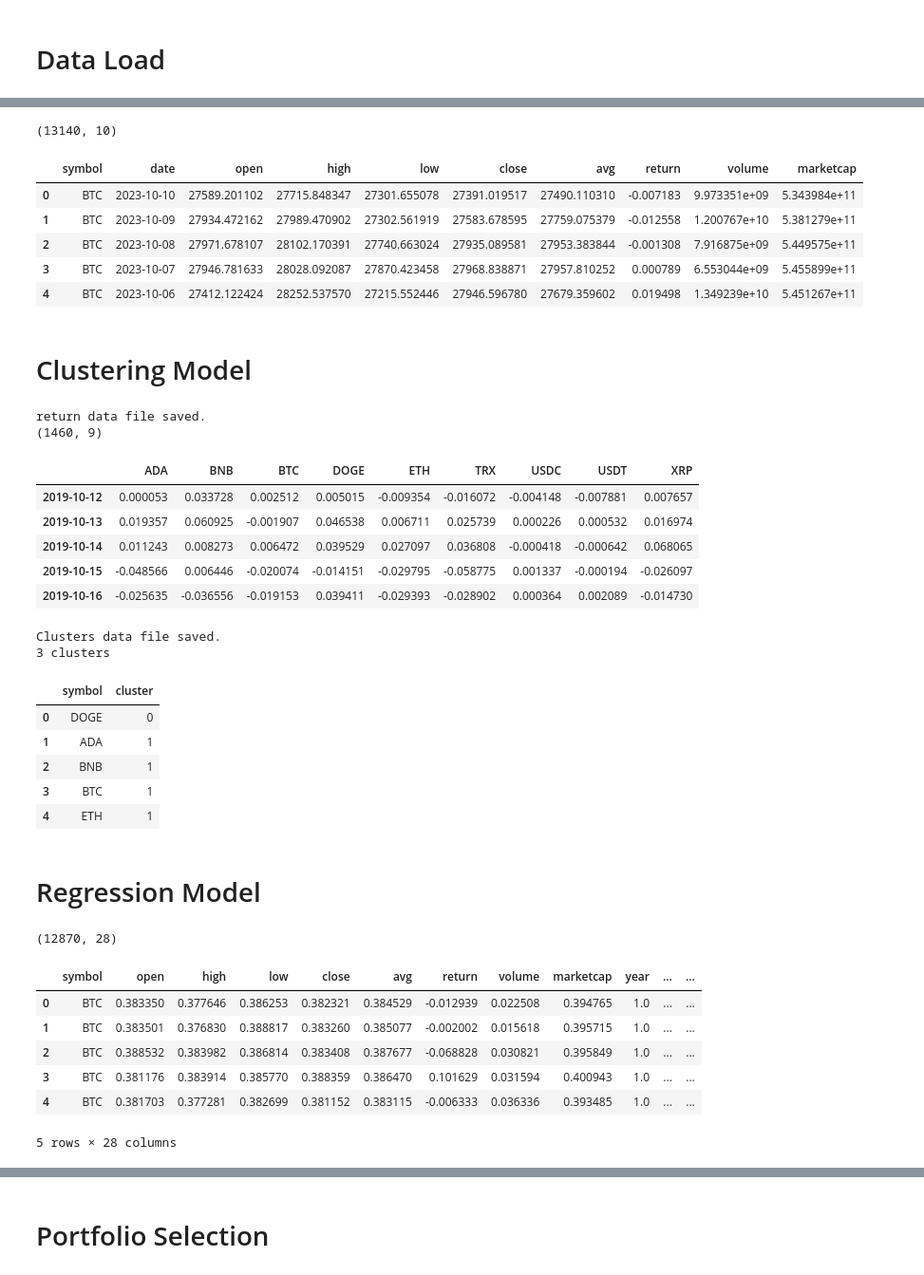
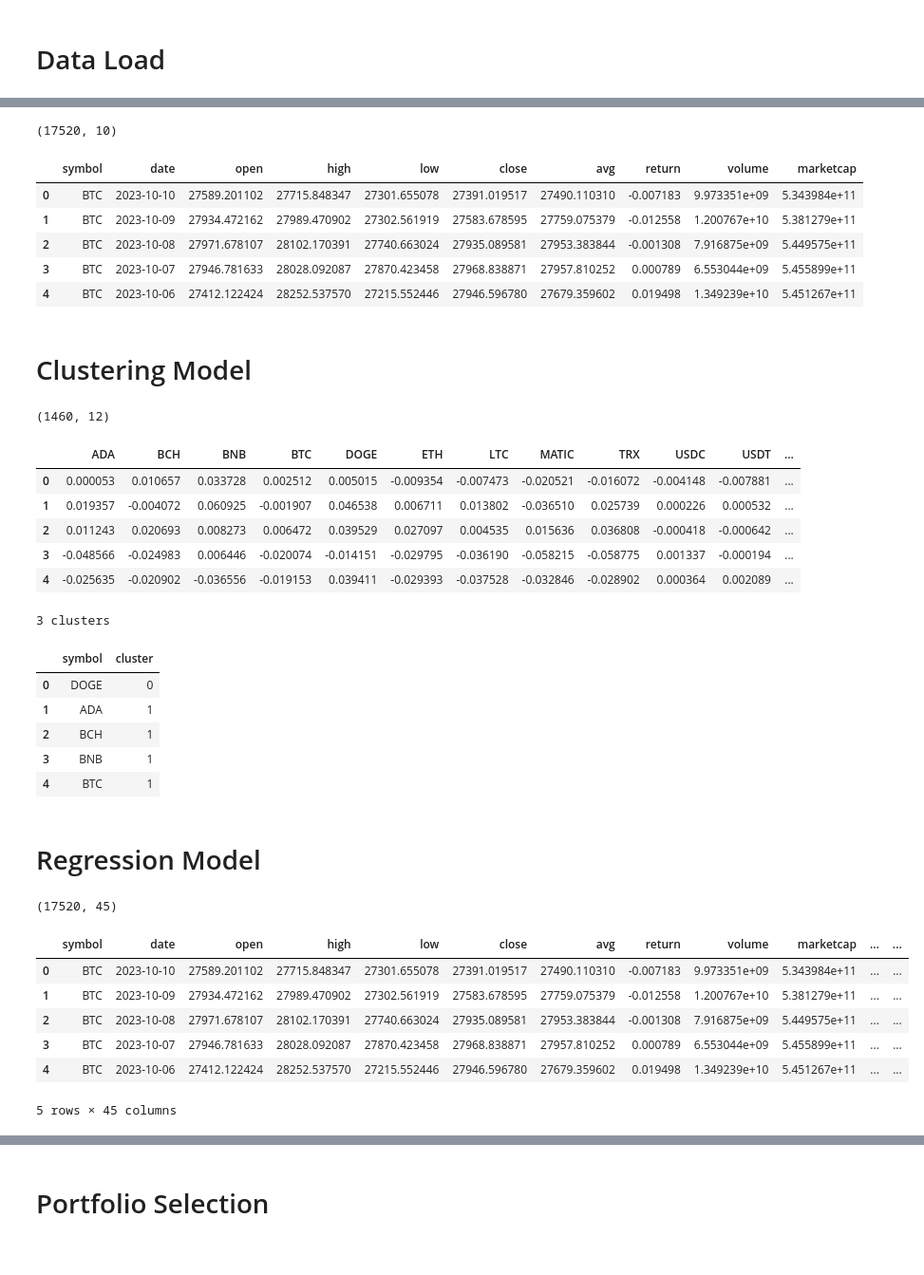
Before and after one commit to AleeRezaa/portfolio-selection-using-ml, a Jupyter notebook: model/main.ipynb, the cells around one changed output, grey strips where cells are left out. Shown at 95% size. Drawn from its saved outputs; the diff is of its cells as text; code cells hidden in the pictures.

Commit message:
adding prediction data

```diff
--- a/model/main.ipynb
+++ b/model/main.ipynb
@@ -14,7 +14,7 @@ UPDATE_REGRESSION_MODEL = True
 # Data Load
 # %%
 basic_df = data_load.load_basic_data(
-    selected_symbols=10,
+    selected_symbols=20,
     max_date_added_year=2020,
     min_last_update_year=2023,
     min_market_pairs=6,
@@ -56,7 +56,7 @@ selected_df = data_load.load_selected_data(
 print(selected_df.shape)
 selected_df.head()
 # %% [output]
-(13140, 10)
+(17520, 10)
 |  | symbol | date | open | high | low | close | avg | return | volume | marketcap |
 | 0 | BTC | 2023-10-10 | 27589.201102 | 27715.848347 | 27301.655078 | 27391.019517 | 27490.110310 | -0.007183 | 9.973351e+09 | 5.343984e+11 |
 | 1 | BTC | 2023-10-09 | 27934.472162 | 27989.470902 | 27302.561919 | 27583.678595 | 27759.075379 | -0.012558 | 1.200767e+10 | 5.381279e+11 |
@@ -75,14 +75,13 @@ return_df = clustering_model.load_return_data(
 print(return_df.shape)
 return_df.head()
 # %% [output]
-return data file saved.
-(1460, 9)
+(1460, 12)
-|  | ADA | BNB | BTC | DOGE | ETH | TRX | USDC | USDT | XRP |
-| 2019-10-12 | 0.000053 | 0.033728 | 0.002512 | 0.005015 | -0.009354 | -0.016072 | -0.004148 | -0.007881 | 0.007657 |
-| 2019-10-13 | 0.019357 | 0.060925 | -0.001907 | 0.046538 | 0.006711 | 0.025739 | 0.000226 | 0.000532 | 0.016974 |
-| 2019-10-14 | 0.011243 | 0.008273 | 0.006472 | 0.039529 | 0.027097 | 0.036808 | -0.000418 | -0.000642 | 0.068065 |
-| 2019-10-15 | -0.048566 | 0.006446 | -0.020074 | -0.014151 | -0.029795 | -0.058775 | 0.001337 | -0.000194 | -0.026097 |
-| 2019-10-16 | -0.025635 | -0.036556 | -0.019153 | 0.039411 | -0.029393 | -0.028902 | 0.000364 | 0.002089 | -0.014730 |
+|  | ADA | BCH | BNB | BTC | DOGE | ETH | LTC | MATIC | TRX | USDC | USDT | ... |
+| 0 | 0.000053 | 0.010657 | 0.033728 | 0.002512 | 0.005015 | -0.009354 | -0.007473 | -0.020521 | -0.016072 | -0.004148 | -0.007881 | ... |
+| 1 | 0.019357 | -0.004072 | 0.060925 | -0.001907 | 0.046538 | 0.006711 | 0.013802 | -0.036510 | 0.025739 | 0.000226 | 0.000532 | ... |
+| 2 | 0.011243 | 0.020693 | 0.008273 | 0.006472 | 0.039529 | 0.027097 | 0.004535 | 0.015636 | 0.036808 | -0.000418 | -0.000642 | ... |
+| 3 | -0.048566 | -0.024983 | 0.006446 | -0.020074 | -0.014151 | -0.029795 | -0.036190 | -0.058215 | -0.058775 | 0.001337 | -0.000194 | ... |
+| 4 | -0.025635 | -0.020902 | -0.036556 | -0.019153 | 0.039411 | -0.029393 | -0.037528 | -0.032846 | -0.028902 | 0.000364 | 0.002089 | ... |
 # %%
 clusters_df = clustering_model.load_clusters_data(
     return_df,
@@ -92,14 +91,13 @@ clusters_number = clusters_df['cluster'].unique().shape[0]
 print(clusters_number, 'clusters')
 clusters_df.head()
 # %% [output]
-Clusters data file saved.
 3 clusters
 |  | symbol | cluster |
 | 0 | DOGE | 0 |
 | 1 | ADA | 1 |
-| 2 | BNB | 1 |
-| 3 | BTC | 1 |
-| 4 | ETH | 1 |
+| 2 | BCH | 1 |
+| 3 | BNB | 1 |
+| 4 | BTC | 1 |
 # %% [markdown]
 # Regression Model
 # %%
@@ -111,22 +108,20 @@ Clusters data file saved.
 # %%
 regression_df = regression_model.load_regression_data(
     selected_df,
     clusters_df,
     future_days=30,
-    normalize_input=True,
-    normalize_output=True,
     update=UPDATE_REGRESSION_MODEL
 )
 print(regression_df.shape)
 regression_df.head()
 # %% [output]
-(12870, 28)
+(17520, 45)
-|  | symbol | open | high | low | close | avg | return | volume | marketcap | year | ... | ... |
-| 0 | BTC | 0.383350 | 0.377646 | 0.386253 | 0.382321 | 0.384529 | -0.012939 | 0.022508 | 0.394765 | 1.0 | ... | ... |
-| 1 | BTC | 0.383501 | 0.376830 | 0.388817 | 0.383260 | 0.385077 | -0.002002 | 0.015618 | 0.395715 | 1.0 | ... | ... |
-| 2 | BTC | 0.388532 | 0.383982 | 0.386814 | 0.383408 | 0.387677 | -0.068828 | 0.030821 | 0.395849 | 1.0 | ... | ... |
-| 3 | BTC | 0.381176 | 0.383914 | 0.385770 | 0.388359 | 0.386470 | 0.101629 | 0.031594 | 0.400943 | 1.0 | ... | ... |
-| 4 | BTC | 0.381703 | 0.377281 | 0.382699 | 0.381152 | 0.383115 | -0.006333 | 0.036336 | 0.393485 | 1.0 | ... | ... |
+|  | symbol | date | open | high | low | close | avg | return | volume | marketcap | ... | ... |
+| 0 | BTC | 2023-10-10 | 27589.201102 | 27715.848347 | 27301.655078 | 27391.019517 | 27490.110310 | -0.007183 | 9.973351e+09 | 5.343984e+11 | ... | ... |
+| 1 | BTC | 2023-10-09 | 27934.472162 | 27989.470902 | 27302.561919 | 27583.678595 | 27759.075379 | -0.012558 | 1.200767e+10 | 5.381279e+11 | ... | ... |
+| 2 | BTC | 2023-10-08 | 27971.678107 | 28102.170391 | 27740.663024 | 27935.089581 | 27953.383844 | -0.001308 | 7.916875e+09 | 5.449575e+11 | ... | ... |
+| 3 | BTC | 2023-10-07 | 27946.781633 | 28028.092087 | 27870.423458 | 27968.838871 | 27957.810252 | 0.000789 | 6.553044e+09 | 5.455899e+11 | ... | ... |
+| 4 | BTC | 2023-10-06 | 27412.122424 | 28252.537570 | 27215.552446 | 27946.596780 | 27679.359602 | 0.019498 | 1.349239e+10 | 5.451267e+11 | ... | ... |
-5 rows × 28 columns
+5 rows × 45 columns
 # %%
 # regression_df.plot.scatter(x='close', y='future_return')
```
Also changed, not shown: parts of 9 cells of this notebook, 1 other file.
